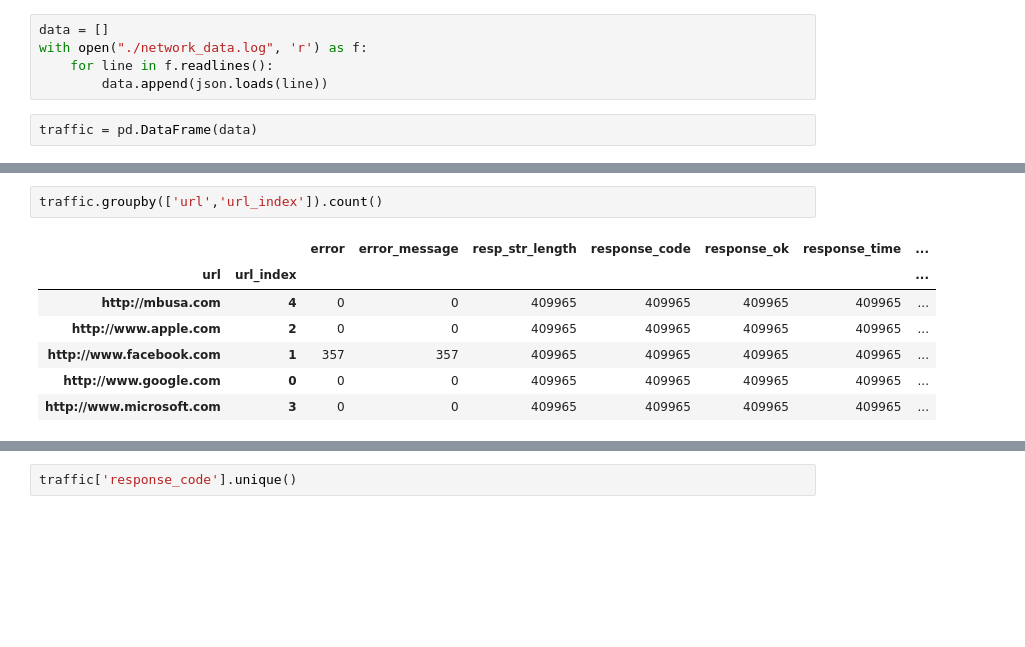
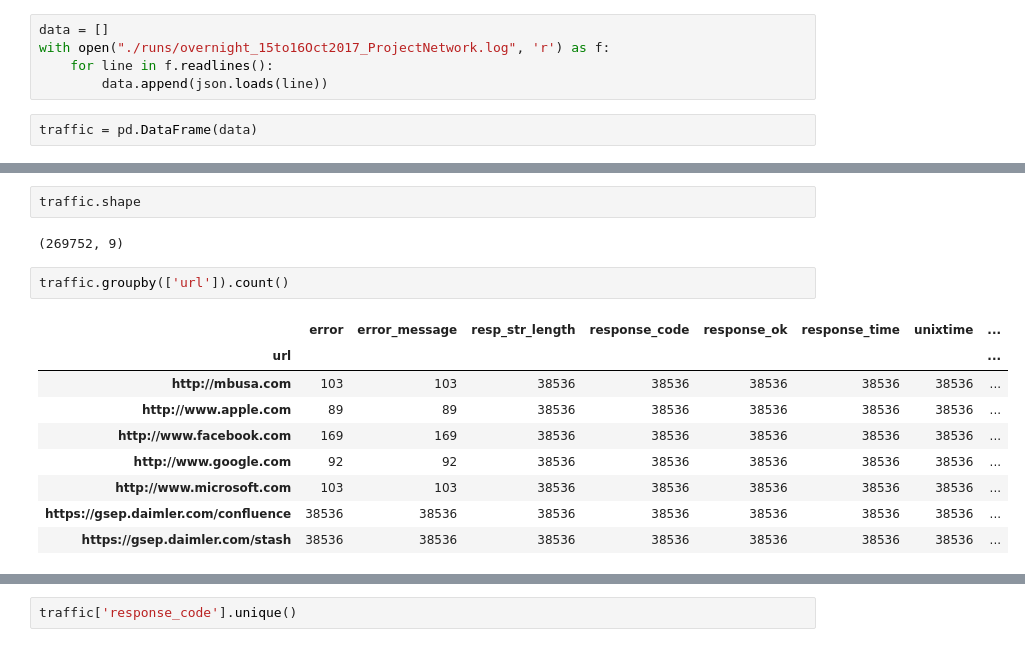
Before and after one commit to Jollyhrothgar/network_monitor, a Jupyter notebook: NetworkTraffic.ipynb, the cells around one changed output, grey strips where cells are left out. Drawn from its saved outputs; the diff is of its cells as text; blank space fills up the shorter version.

```diff
--- a/NetworkTraffic.ipynb
+++ b/NetworkTraffic.ipynb
@@ -8,6 +10,6 @@ import json
 # %%
 data = []
-with open("./network_data.log", 'r') as f:
+with open("./runs/overnight_15to16Oct2017_ProjectNetwork.log", 'r') as f:
     for line in f.readlines():
         data.append(json.loads(line))
 # %%
@@ -29,11 +31,17 @@ traffic.sample(10)
+# %%
+traffic.shape
+# %% [output]
+(269752, 9)
 # %%
-traffic.groupby(['url','url_index']).count()
+traffic.groupby(['url']).count()
 # %% [output]
-|  |  | error | error_message | resp_str_length | response_code | response_ok | response_time | ... |
-| url | url_index |  |  |  |  |  |  | ... |
-| http://mbusa.com | 4 | 0 | 0 | 409965 | 409965 | 409965 | 409965 | ... |
-| http://www.apple.com | 2 | 0 | 0 | 409965 | 409965 | 409965 | 409965 | ... |
-| http://www.facebook.com | 1 | 357 | 357 | 409965 | 409965 | 409965 | 409965 | ... |
-| http://www.google.com | 0 | 0 | 0 | 409965 | 409965 | 409965 | 409965 | ... |
-| http://www.microsoft.com | 3 | 0 | 0 | 409965 | 409965 | 409965 | 409965 | ... |
+|  | error | error_message | resp_str_length | response_code | response_ok | response_time | unixtime | ... |
+| url |  |  |  |  |  |  |  | ... |
+| http://mbusa.com | 103 | 103 | 38536 | 38536 | 38536 | 38536 | 38536 | ... |
+| http://www.apple.com | 89 | 89 | 38536 | 38536 | 38536 | 38536 | 38536 | ... |
+| http://www.facebook.com | 169 | 169 | 38536 | 38536 | 38536 | 38536 | 38536 | ... |
+| http://www.google.com | 92 | 92 | 38536 | 38536 | 38536 | 38536 | 38536 | ... |
+| http://www.microsoft.com | 103 | 103 | 38536 | 38536 | 38536 | 38536 | 38536 | ... |
+| https://gsep.daimler.com/confluence | 38536 | 38536 | 38536 | 38536 | 38536 | 38536 | 38536 | ... |
+| https://gsep.daimler.com/stash | 38536 | 38536 | 38536 | 38536 | 38536 | 38536 | 38536 | ... |
 # %%
```
Also changed, not shown: parts of 5 cells of this notebook, 12 other files.
